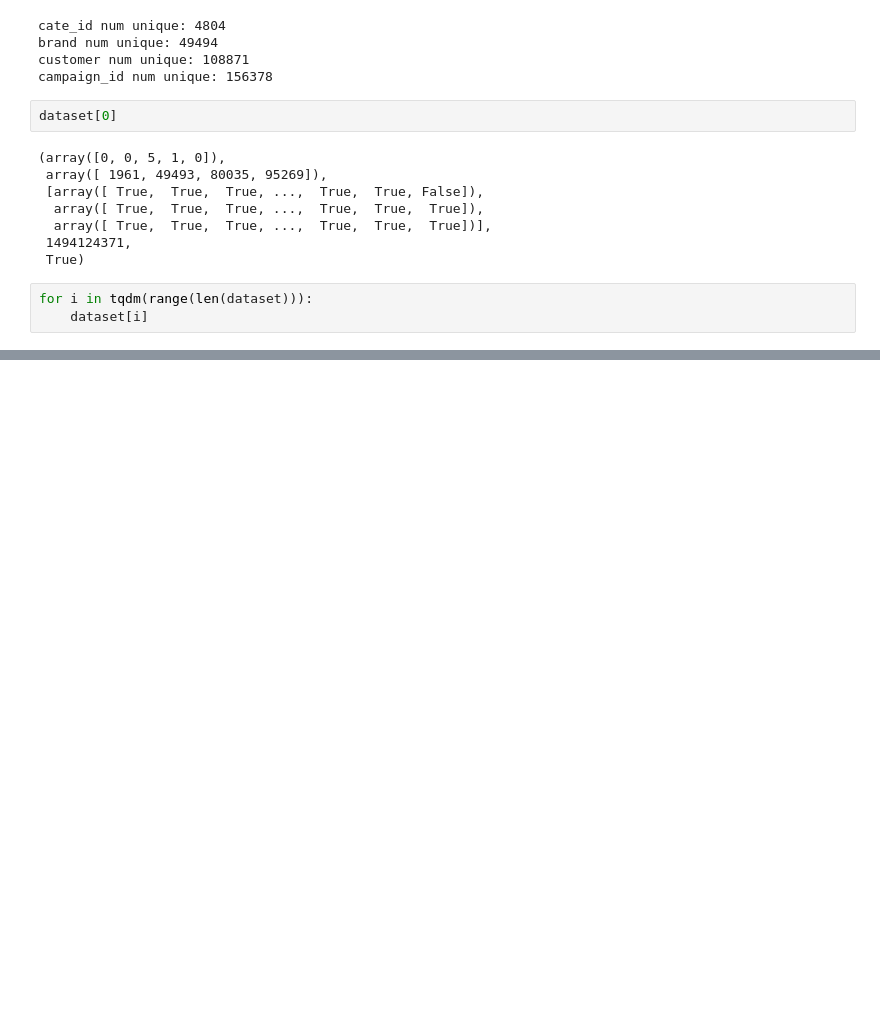
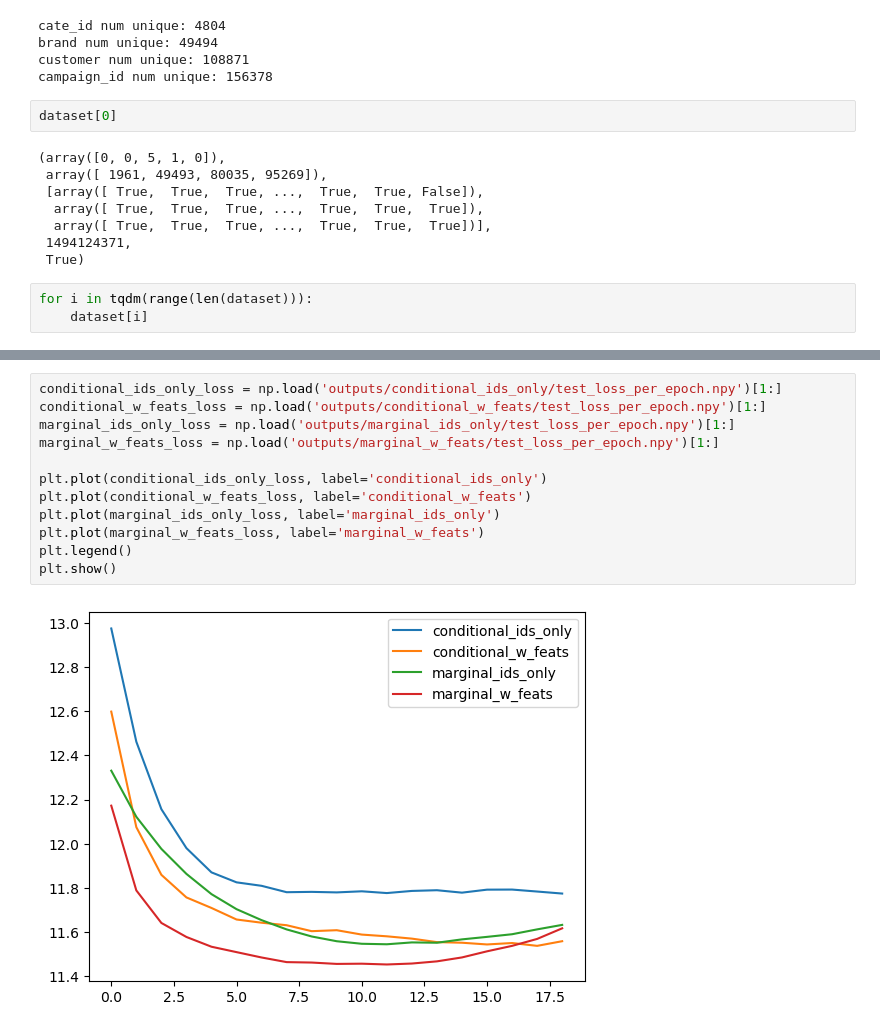
Before and after one commit to upriyam-cmu/MLIP-F24-GenAdRec, a Jupyter notebook: simple-ML-baseline/testing.ipynb, the cells around one changed output, grey strips where cells are left out. Drawn from its saved outputs; the diff is of its cells as text; blank space fills up the shorter version.

```diff
--- a/simple-ML-baseline/testing.ipynb
+++ b/simple-ML-baseline/testing.ipynb
@@ -57,0 +72,14 @@ plt.show()
+# %%
+conditional_ids_only_loss = np.load('outputs/conditional_ids_only/test_loss_per_epoch.npy')[1:]
+conditional_w_feats_loss = np.load('outputs/conditional_w_feats/test_loss_per_epoch.npy')[1:]
+marginal_ids_only_loss = np.load('outputs/marginal_ids_only/test_loss_per_epoch.npy')[1:]
+marginal_w_feats_loss = np.load('outputs/marginal_w_feats/test_loss_per_epoch.npy')[1:]
+
+plt.plot(conditional_ids_only_loss, label='conditional_ids_only')
+plt.plot(conditional_w_feats_loss, label='conditional_w_feats')
+plt.plot(marginal_ids_only_loss, label='marginal_ids_only')
+plt.plot(marginal_w_feats_loss, label='marginal_w_feats')
+plt.legend()
+plt.show()
+# %% [output]
+[figure, added]
```
Also changed, not shown: parts of 4 cells of this notebook, 1 other file.
